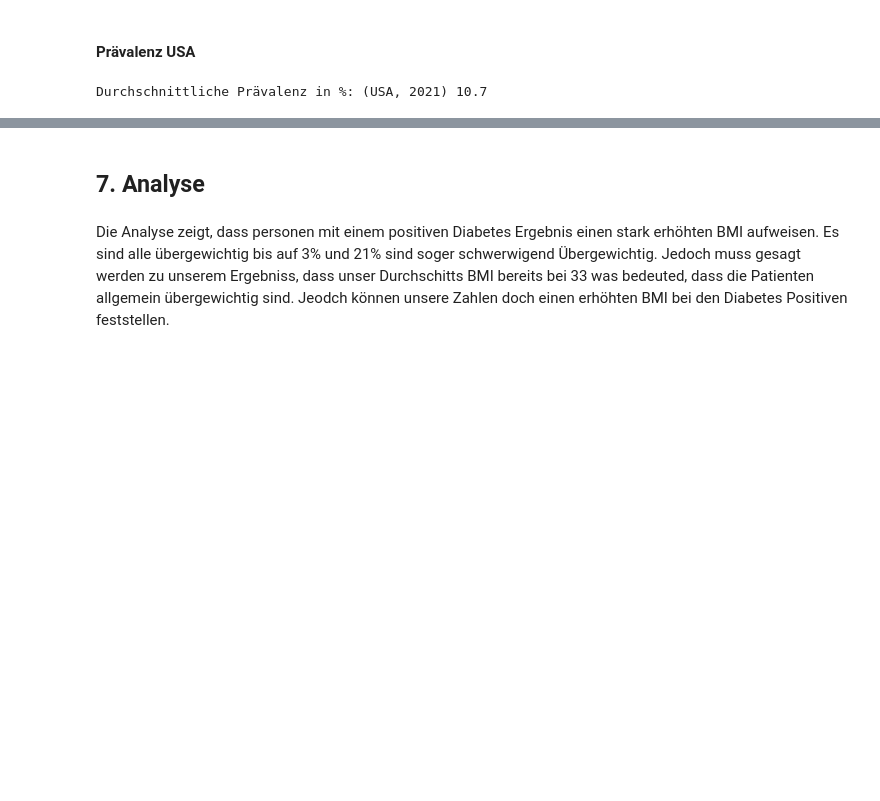
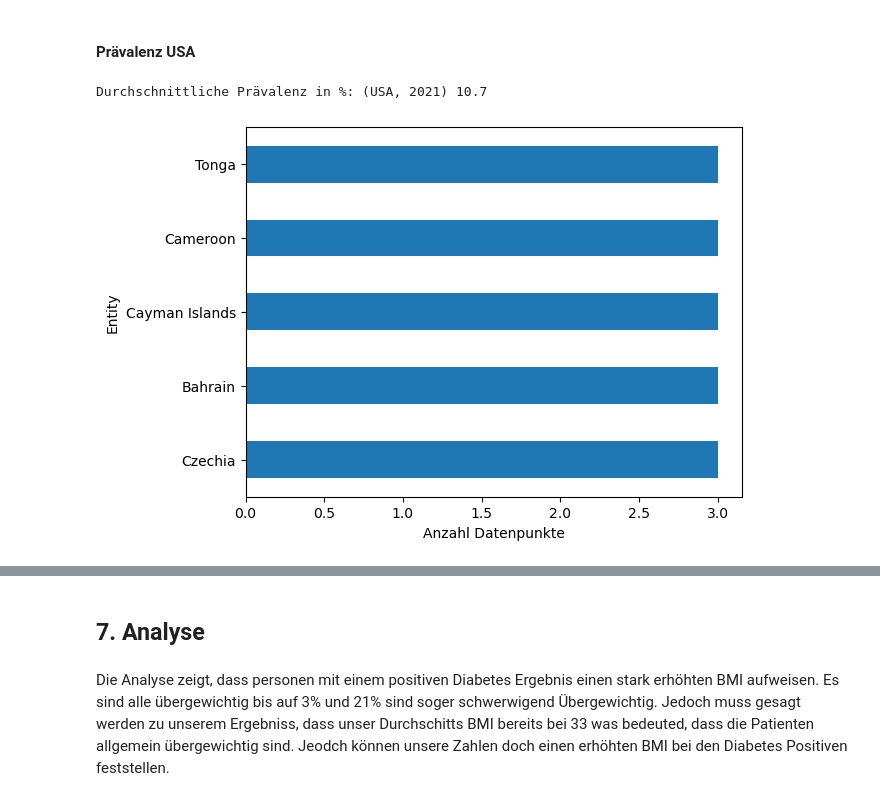
Before and after one commit to febenfasil/BMLD_LNW2, a Jupyter notebook: diabetes.ipynb, the cells around one changed output, grey strips where cells are left out. Saved outputs shown, nothing was run; the diff lists cells and outputs as text; code cells hidden in the pictures; blank space fills up the shorter version.

```diff
--- a/diabetes.ipynb
+++ b/diabetes.ipynb
@@ -249,3 +281,9 @@ us_2021_mean = us_2021_df["Diabetes prevalence (% of population ages 20 to 79)"]
 print("Durchschnittliche Prävalenz in %: (USA, 2021)", us_2021_mean)
 # %% [output]
 Durchschnittliche Prävalenz in %: (USA, 2021) 10.7
+# %%
+data_worldwide['Entity'].value_counts().head(5).plot(kind='barh')
+plt.xlabel('Anzahl Datenpunkte')
+plt.show()
+# %% [output]
+[figure, added]
```
Also changed, not shown: parts of 15 cells of this notebook.
